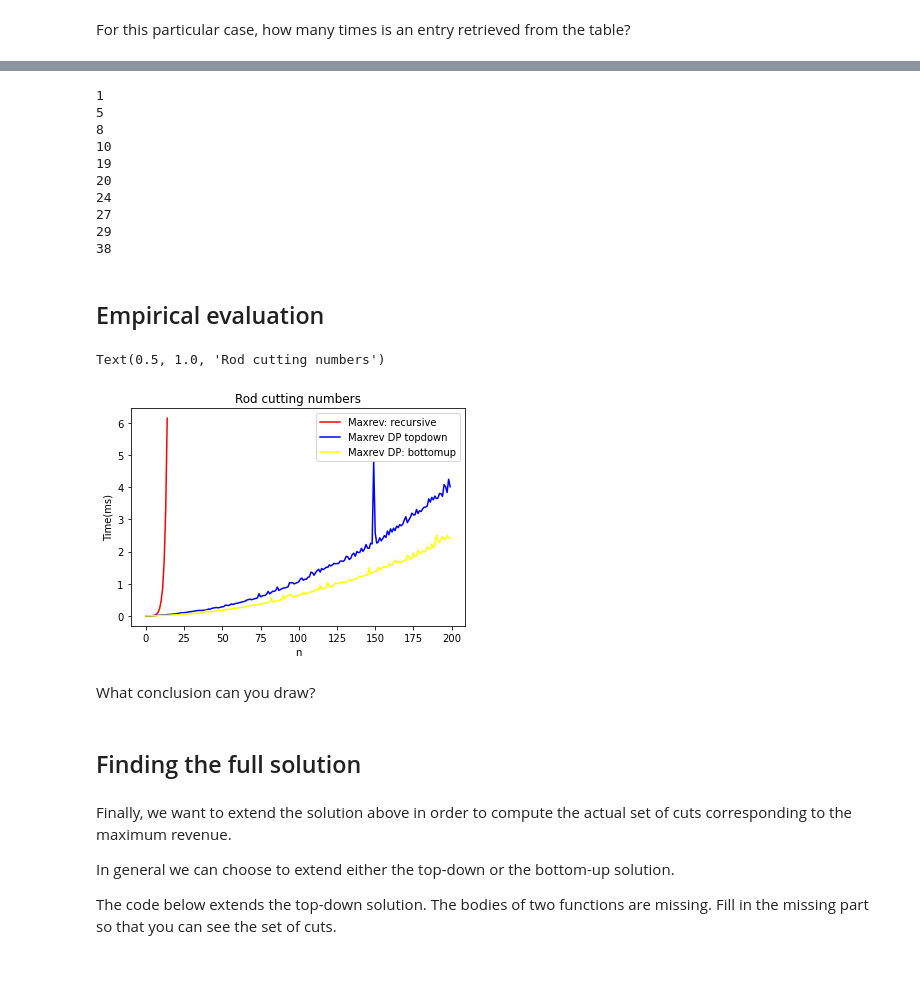
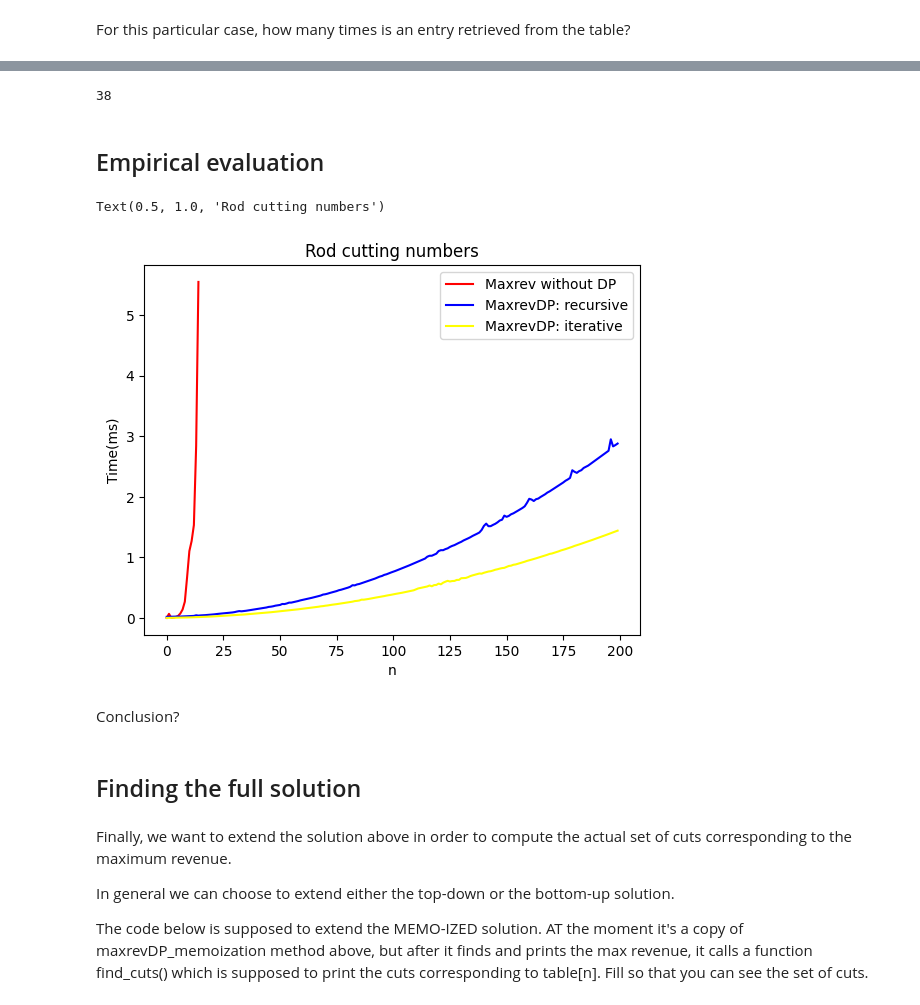
Before and after one commit to bowdoin-algorithms-s23/bowdoin-algorithms-s23.github.io, a Jupyter notebook: docs/python-RodCutting.ipynb, the cells around one changed output, grey strips where cells are left out. Drawn from its saved outputs; the diff is of its cells as text; code cells hidden in the pictures; blank space fills up the shorter version.

Commit message:
updated rod cutting ipynb

```diff
--- a/docs/python-RodCutting.ipynb
+++ b/docs/python-RodCutting.ipynb
@@ -108,3 +78,0 @@ def maxrevDP_helper(n, price, table):
-# %%
-for  i in range(1, 11):
-    print(maxrevDP_topdown(i, p))
@@ -127,34 +88,29 @@ For this particular case, how many times is an entry retrieved from the table?
 # %%
-# takes an integer n (length of rod) and a price table
-# returns the maximal revenue obtainable by cutting the rod
-def maxrevDP_bottomup(n, price):
+# PARAMETER price: an array of prices
+# PARAMETER n: length of rod, n < len(price)
+# RETURN: the maximal revenue obtainable by cutting the rod
+def maxrevDP_iterative(n, price):
     #create and initialize an array to store solutions to subproblems
+    INITIAL_VALUE = 0
     table = [ INITIAL_VALUE for i in range(n+1)]
-    table[0] = 0
 
-    for k in range(1, n+1):
-        # compute maxrev(k) and store it in table[k]
-        rev=[0 for i in range(k+1)]
-        for i in range(1, k+1):
+    # table[0] = 0
+    for x in range(1, n+1):
+        # compute maxrev(x) and store it in table[x]
+        choice=[0 for i in range(x+1)]
+        for i in range(1, x+1):
             #make first cut at distance i
-            rev[i] = price[i] + table[k-i]
-        table[k] = max(rev)
+            choice[i] = price[i] + table[x-i]
+        table[x] = max(choice)
 
+    # we can print the table
+    # print("the table:")
+    # for i in range(n+1): print(table[i], " ")
     return table[n]
-# %%
-for  i in range(1, 11):
-    print(maxrevDP_bottomup(i, p))
-# %% [output]
-1
-5
-8
-10
-19
-20
-24
-27
-29
-38
+# %%
+ maxrevDP_iterative(10, price)
+# %% [output]
+38
 # %% [markdown]
 ## Empirical evaluation
 # %%
@@ -192,33 +148,33 @@ def runIt(myFun, n, price, numTrials=10):
     return nValues, tValues
 # %%
 ##some prices
-p = [i for i in range(101000)]
+p = [i for i in range(1000)]
 
 # run maxrev without DP. Careful to put a small value of n, because for large values it takes forever
 nValues, tValues = runIt(maxrev, 15, p, 5)
 
 #run maxrevDP_topdown
-nValuesDP1, tValuesDP1 = runIt(maxrevDP_topdown, 200, p)
+nValuesDP1, tValuesDP1 = runIt(maxrevDP_memoization, 200, p)
 
 #run maxrevDP_bottomup
-nValuesDP2, tValuesDP2 = runIt(maxrevDP_bottomup, 200, p)
+nValuesDP2, tValuesDP2 = runIt(maxrevDP_iterative, 200, p)
 
 #plot the running times
-plt.plot(nValues, tValues, color="red", label="Maxrev: recursive")
-plt.plot(nValuesDP1, tValuesDP1, color="blue", label="Maxrev DP topdown")
-plt.plot(nValuesDP2, tValuesDP2, color="yellow", label="Maxrev DP: bottomup")
+plt.plot(nValues, tValues, color="red", label="Maxrev without DP")
+plt.plot(nValuesDP1, tValuesDP1, color="blue", label="MaxrevDP: recursive")
+plt.plot(nValuesDP2, tValuesDP2, color="yellow", label="MaxrevDP: iterative")
 
 
 plt.xlabel("n")
 plt.ylabel("Time(ms)")
 plt.legend()
 plt.title("Rod cutting numbers")
 # %% [output]
 Text(0.5, 1.0, 'Rod cutting numbers')
-[figure, old version]
+[figure, new version]
-# %% [markdown]
-
-What conclusion can you draw?
+# %% [markdown]
+
+Conclusion?
 # %% [markdown]
 ## Finding the full solution
 # %% [markdown]
@@ -227,4 +183,4 @@ Finally, we want to extend the solution above in order to compute the actual set
 In general we can choose to extend either the top-down or the bottom-up solution.
 
 
-The code below extends the top-down solution.  The bodies of two functions are missing.  Fill in the missing part so that you can see the set of cuts.
+The code below is supposed to extend the MEMO-IZED solution.  AT the moment it's a copy of maxrevDP_memoization method above, but after it finds and prints the max revenue, it calls a function find_cuts() which is supposed to print the cuts corresponding to table[n].  Fill so that you can see the set of cuts.
```
Also changed, not shown: parts of 22 cells of this notebook.
